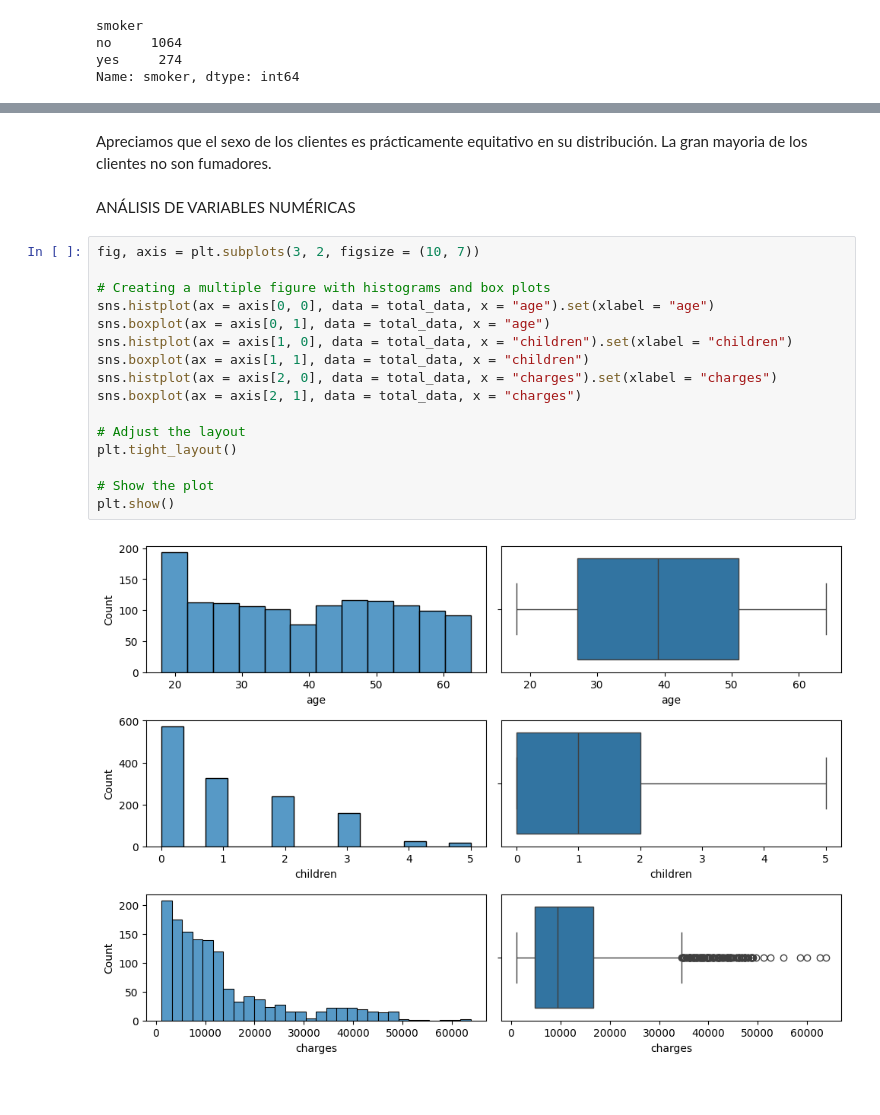
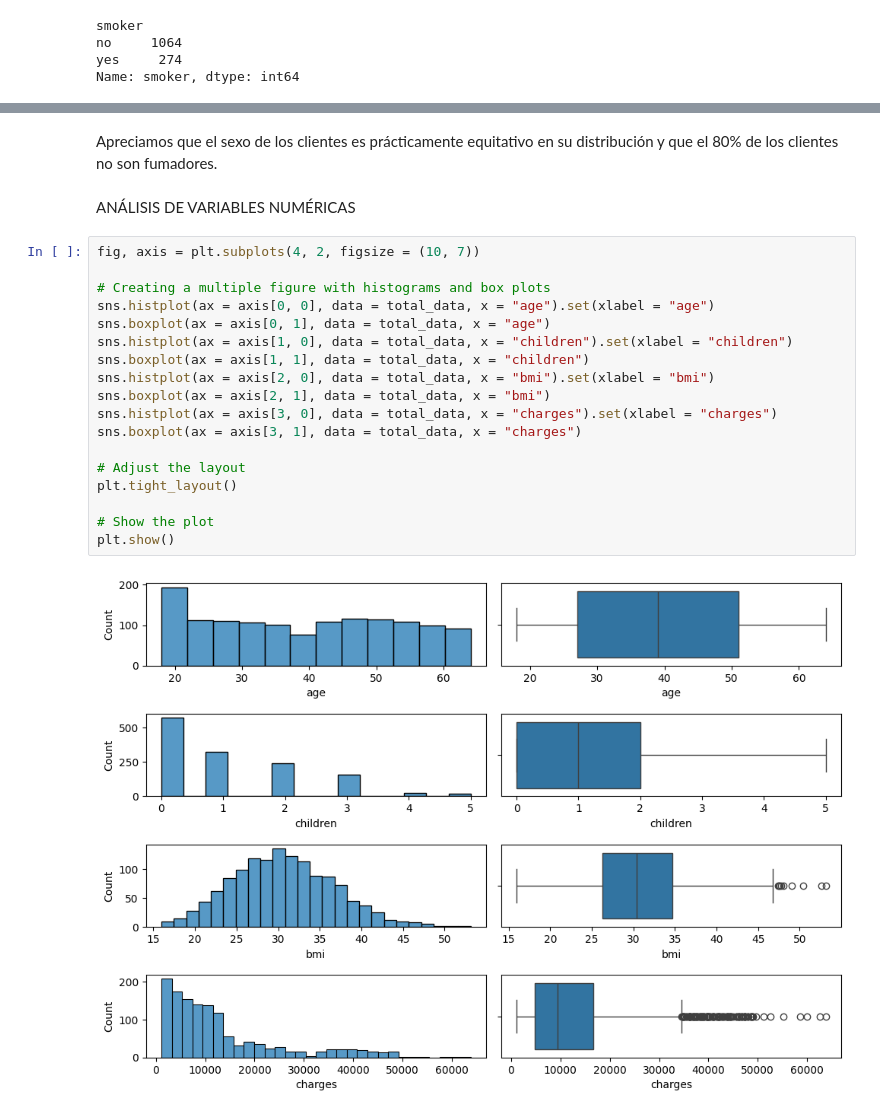
Before and after one commit to PuraCampos/Regresi-n-Lineal, a Jupyter notebook: src/explore.ipynb, the cells around one changed output, grey strips where cells are left out. Cells and saved outputs as stored; diff of their text form; blank space fills up the shorter version.

```diff
--- a/src/explore.ipynb
+++ b/src/explore.ipynb
@@ -95,23 +102,25 @@ Name: smoker, dtype: int64
 # %% [markdown]
-Apreciamos que el sexo de los clientes es prácticamente equitativo en su distribución.
-La gran mayoria de los clientes no son fumadores.
+Apreciamos que el sexo de los clientes es prácticamente equitativo en su distribución y que
+el 80% de los clientes no son fumadores.
 # %% [markdown]
 ANÁLISIS DE VARIABLES NUMÉRICAS
 # %%
-fig, axis = plt.subplots(3, 2, figsize = (10, 7))
+fig, axis = plt.subplots(4, 2, figsize = (10, 7))
 
 # Creating a multiple figure with histograms and box plots
 sns.histplot(ax = axis[0, 0], data = total_data, x = "age").set(xlabel = "age")
 sns.boxplot(ax = axis[0, 1], data = total_data, x = "age")
 sns.histplot(ax = axis[1, 0], data = total_data, x = "children").set(xlabel = "children")
 sns.boxplot(ax = axis[1, 1], data = total_data, x = "children")
-sns.histplot(ax = axis[2, 0], data = total_data, x = "charges").set(xlabel = "charges")
-sns.boxplot(ax = axis[2, 1], data = total_data, x = "charges")
+sns.histplot(ax = axis[2, 0], data = total_data, x = "bmi").set(xlabel = "bmi")
+sns.boxplot(ax = axis[2, 1], data = total_data, x = "bmi")
+sns.histplot(ax = axis[3, 0], data = total_data, x = "charges").set(xlabel = "charges")
+sns.boxplot(ax = axis[3, 1], data = total_data, x = "charges")
 
 # Adjust the layout
 plt.tight_layout()
 
 # Show the plot
 plt.show()
 # %% [output]
-[figure, old version]
+[figure, new version]
```
Also changed, not shown: parts of 19 cells of this notebook.
